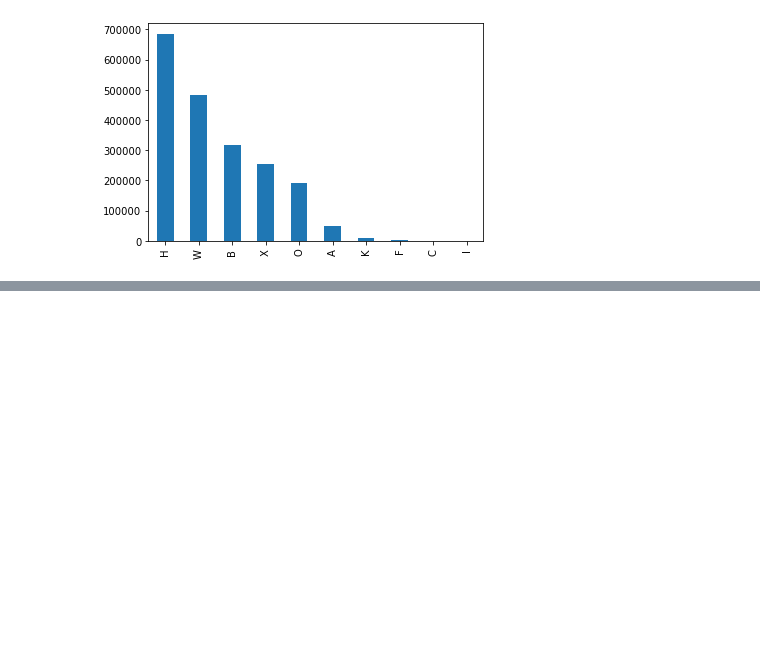
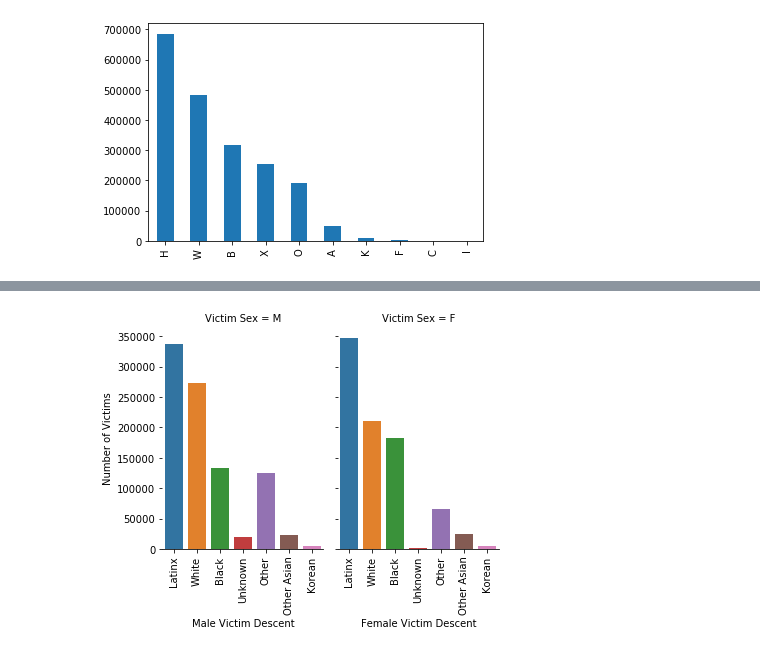
Before and after one commit to sidneykung/LA_crime_forecasting, a Jupyter notebook: eda_lhamu.ipynb, the cells around one changed output, grey strips where cells are left out. Drawn from its saved outputs; the diff is of its cells as text; code cells hidden in the pictures; blank space fills up the shorter version.

```diff
--- a/eda_lhamu.ipynb
+++ b/eda_lhamu.ipynb
@@ -121,0 +138,19 @@ clean_df['Victim Descent'].value_counts()[:10].plot(kind = 'bar')
+# %%
+
+
+g = sns.catplot(x="Victim Descent", col="Victim Sex",
+                col_order=clean_df['Victim Sex'].value_counts()[0:2].index,
+                data=clean_df, kind="count",
+                height=4, aspect=.7,
+                order=clean_df['Victim Descent'].value_counts()[:7].index)
+g.set_xticklabels(['Latinx','White','Black','Unknown', 'Other', 'Other Asian','Korean'], rotation= 'vertical')
+g.set_ylabels('Number of Victims')
+
+g.axes[0,0].set_xlabel('Male Victim Descent')
+g.axes[0,1].set_xlabel('Female Victim Descent')
+
+
+
+g.despine(left=True);
+# %% [output]
+[figure, added]
```
Also changed, not shown: parts of 14 cells of this notebook, 7 other files.
